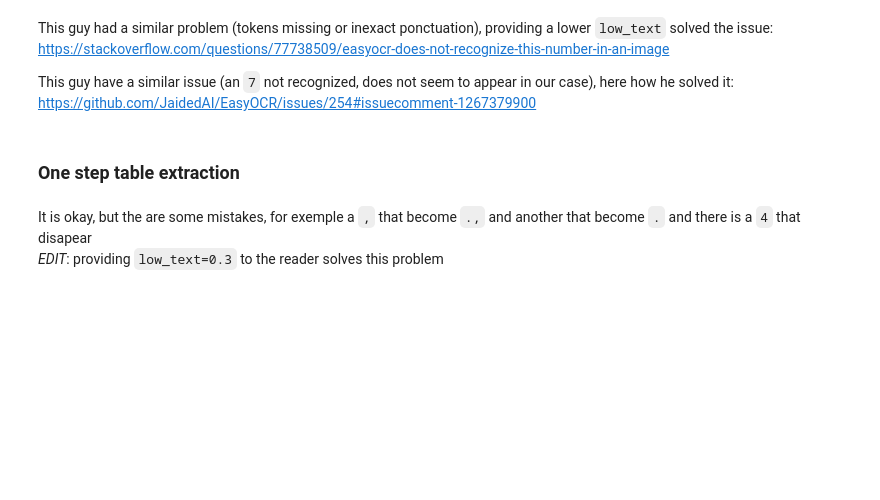
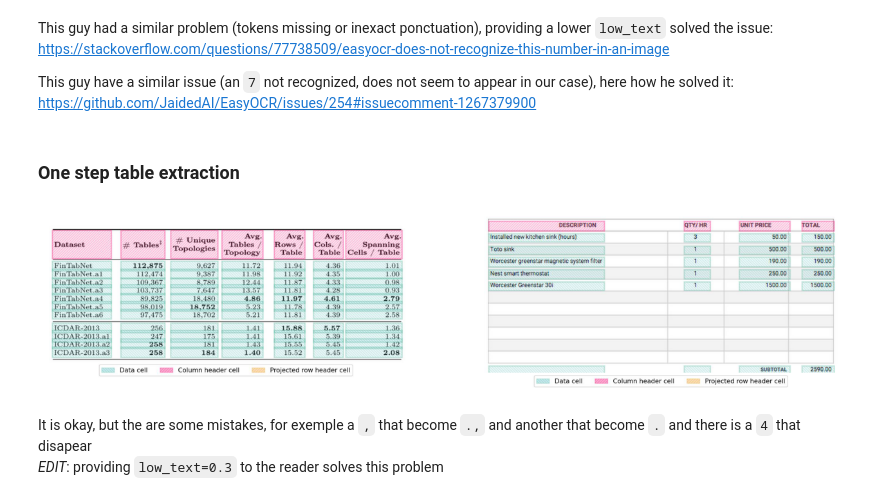
Before and after one commit to Martin-Labenne/table-transformer-demo, a Jupyter notebook: table-transformer-demo.ipynb, the cells around one changed output. Saved outputs shown, nothing was run; the diff lists cells and outputs as text; code cells hidden in the pictures; blank space fills up the shorter version.

```diff
--- a/table-transformer-demo.ipynb
+++ b/table-transformer-demo.ipynb
@@ -114,3 +137,10 @@ for table_idx, extracted_table in enumerate(extracted_tables):
+# %%
+paper_result_one_step_fig_cells = Image.open(args.out_dir + paper_img_file_name.replace('.jpg', '_0_fig_cells.jpg')).convert("RGB")
+invoice_result_one_step_fig_cells = Image.open(args.out_dir + invoice_img_file_name.replace('.jpg', '_0_fig_cells.jpg')).convert("RGB")
+
+side_by_side_plot(paper_result_one_step_fig_cells, invoice_result_one_step_fig_cells)
+# %% [output]
+[figure, added]
 # %% [markdown]
 It is okay, but the are some mistakes, for exemple a `,` that become `.,` and another that become `.` and there is a `4` that disapear
 *EDIT*: providing `low_text=0.3` to the reader solves this problem
```
Also changed, not shown: parts of 8 cells of this notebook, 1 other file.
